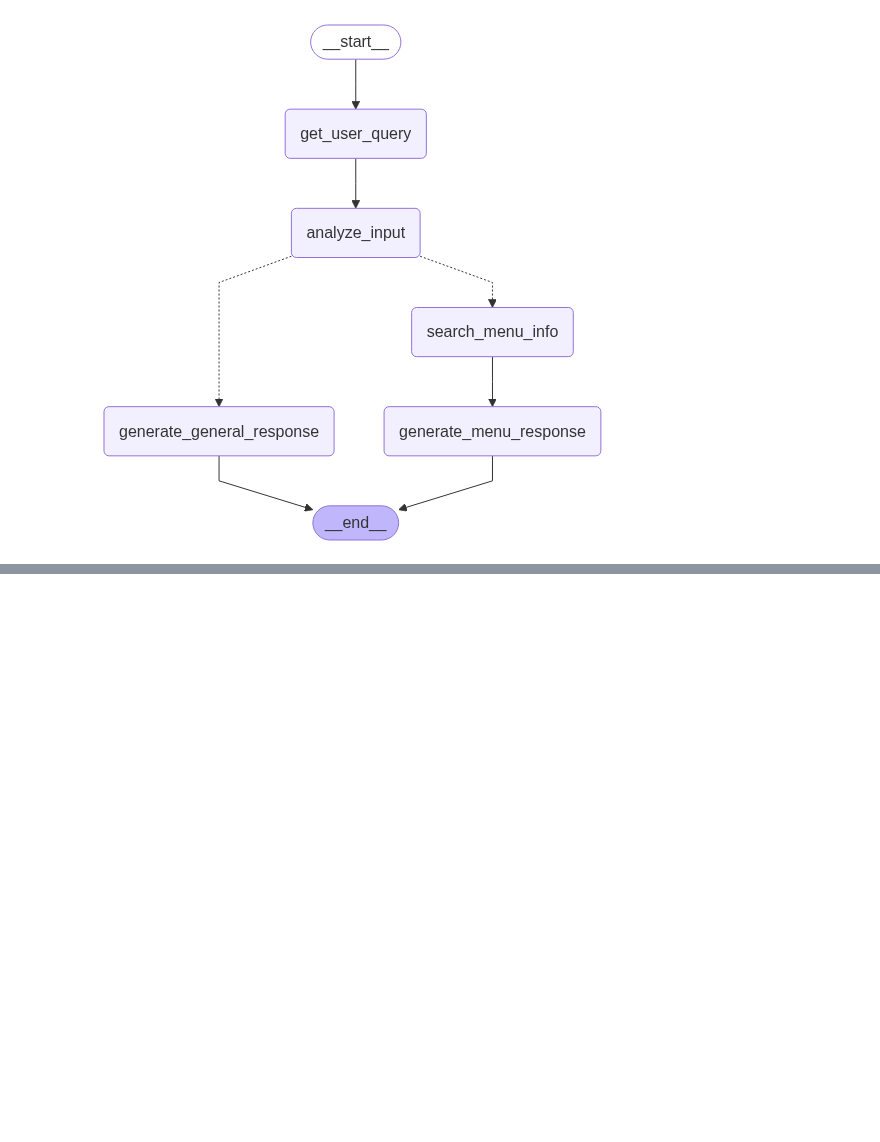
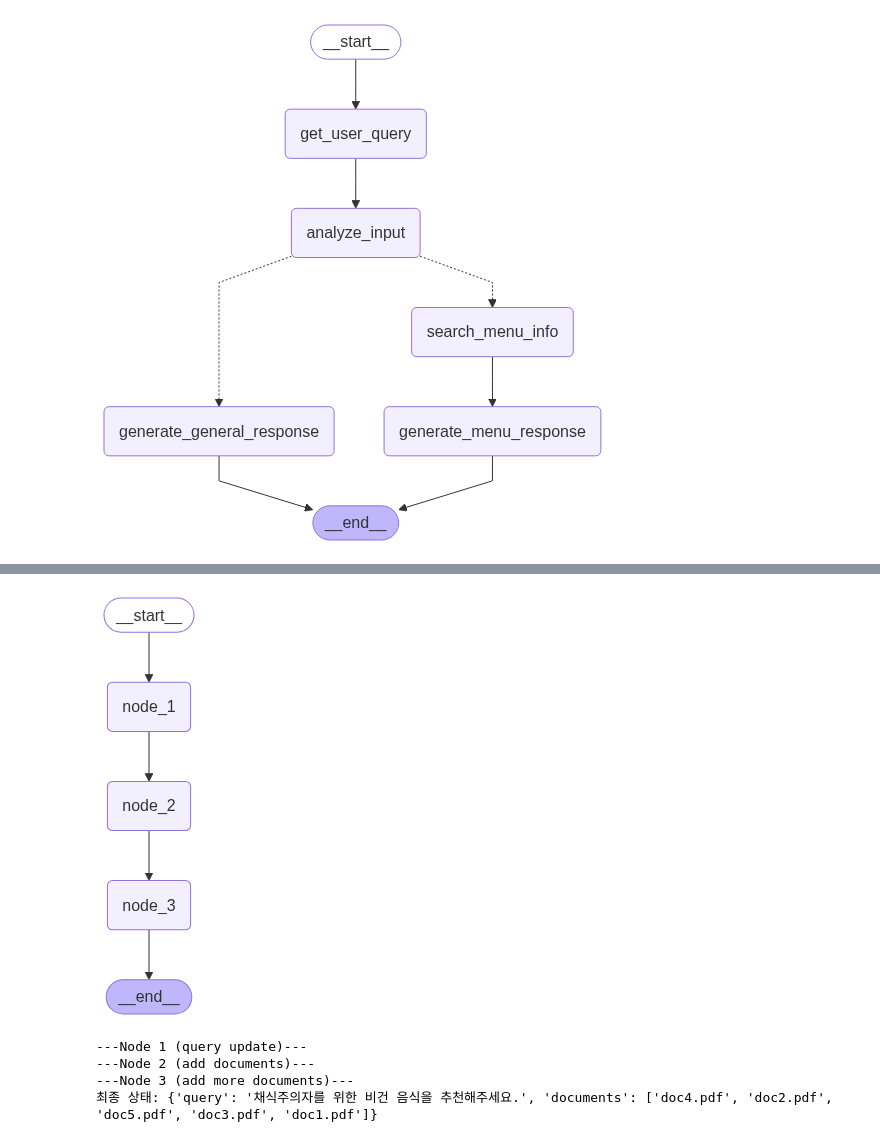
Before and after one commit to woogi123/LangChain, a Jupyter notebook: LangChain Tool Calling/LangGraph_실습.ipynb, the cells around one changed output, grey strips where cells are left out. Drawn from its saved outputs; the diff is of its cells as text; code cells hidden in the pictures; blank space fills up the shorter version.

```diff
--- a/LangChain Tool Calling/LangGraph_실습.ipynb
+++ b/LangChain Tool Calling/LangGraph_실습.ipynb
@@ -301,0 +433,69 @@ while True:
+# %%
+
+from typing import TypedDict, List, Annotated
+
+# Custom reducer: 중복된 문서를 제거하며 리스트 병합
+def reduce_unique_documents(left: list | None, right: list | None) -> list:
+    """Combine two lists of documents, removing duplicates."""
+    if not left:
+        left = []
+    if not right:
+        right = []
+    # 중복 제거: set을 사용하여 중복된 문서를 제거하고 다시 list로 변환
+    return list(set(left + right))
+
+# 상태 정의 (documents 필드 포함)
+class CustomReducerState(TypedDict):
+    query: str
+    documents: Annotated[List[str], reduce_unique_documents]  # Custom Reducer 적용
+
+
+# Node 1: query 업데이트
+def node_1(state: CustomReducerState) -> CustomReducerState:
+    print("---Node 1 (query update)---")
+    query = state["query"]
+    return {"query": query}
+
+# Node 2: 검색된 문서 추가
+def node_2(state: CustomReducerState) -> CustomReducerState:
+    print("---Node 2 (add documents)---")
+    return {"documents": ["doc1.pdf", "doc2.pdf", "doc3.pdf"]}
+
+# Node 3: 추가적인 문서 검색 결과 추가
+def node_3(state: CustomReducerState) -> CustomReducerState:
+    print("---Node 3 (add more documents)---")
+    return {"documents": ["doc2.pdf", "doc4.pdf", "doc5.pdf"]}
+
+# 그래프 빌드
+builder = StateGraph(CustomReducerState)
+builder.add_node("node_1", node_1)
+builder.add_node("node_2", node_2)
+builder.add_node("node_3", node_3)
+
+# 논리 구성
+builder.add_edge(START, "node_1")
+builder.add_edge("node_1", "node_2")
+builder.add_edge("node_2", "node_3")
+builder.add_edge("node_3", END)
+
+# 그래프 실행
+graph = builder.compile()
+
+# 그래프 시각화
+display(Image(graph.get_graph().draw_mermaid_png()))
+# %% [output]
+[figure, added]
+# %%
+# 초기 상태
+initial_state = {"query": "채식주의자를 위한 비건 음식을 추천해주세요.", "documents": []}
+
+# 그래프 실행
+final_state = graph.invoke(initial_state)
+
+# 최종 상태 출력
+print("최종 상태:", final_state)
+# %% [output]
+---Node 1 (query update)---
+---Node 2 (add documents)---
+---Node 3 (add more documents)---
+최종 상태: {'query': '채식주의자를 위한 비건 음식을 추천해주세요.', 'documents': ['doc4.pdf', 'doc2.pdf', 'doc5.pdf', 'doc3.pdf', 'doc1.pdf']}
```
Also changed, not shown: parts of 8 cells of this notebook, 2 other files.
